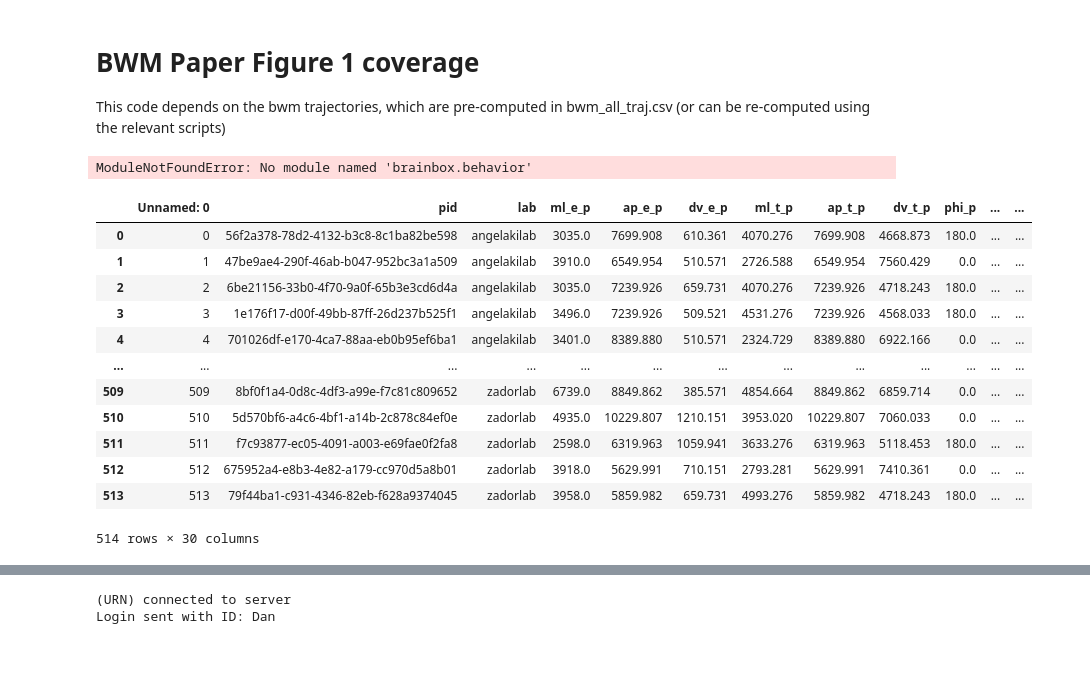
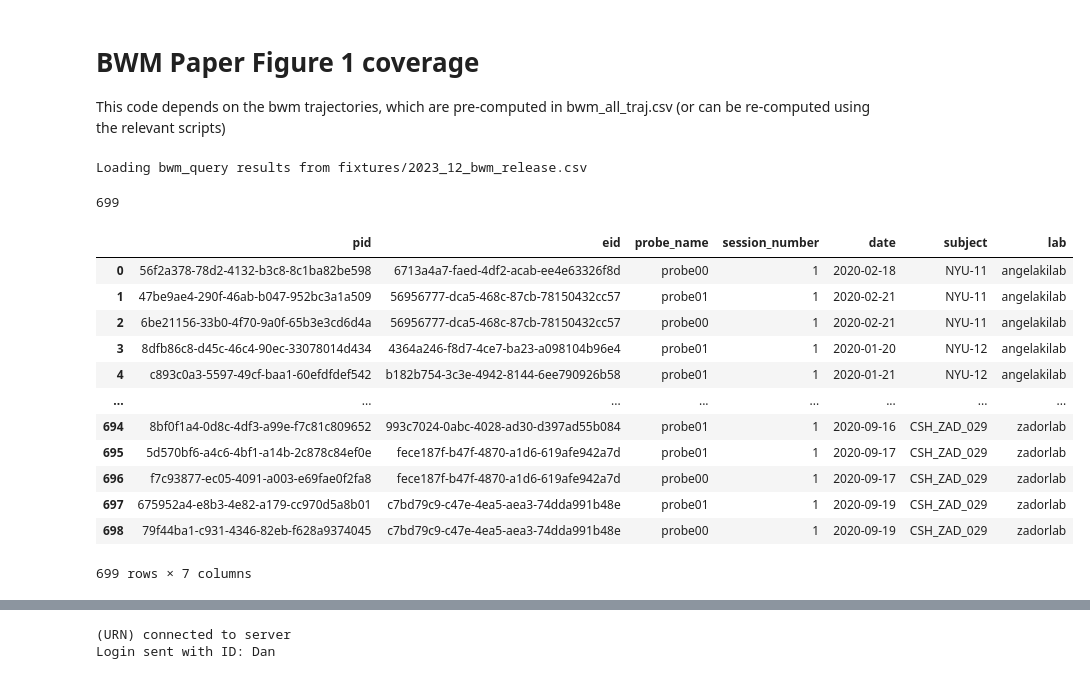
Before and after one commit to int-brain-lab/ibl-viz, a Jupyter notebook: bwm/plot_bwm_insertions.ipynb, the cells around one changed output, grey strips where cells are left out. Drawn from its saved outputs; the diff is of its cells as text; code cells hidden in the pictures.

```diff
--- a/bwm/plot_bwm_insertions.ipynb
+++ b/bwm/plot_bwm_insertions.ipynb
@@ -15,26 +19,27 @@ def vec_dist(coord0, coord1):
 # %%
-from one.api import ONE
-from brainwidemap import bwm_query
 
-one = ONE(base_url='https://openalyx.internationalbrainlab.org',
-          password='international', silent=True)
+ba = AllenAtlas(25)
+one = ONE()
+# one = ONE(base_url='https://openalyx.internationalbrainlab.org',
+#           password='international', silent=True)
 df = bwm_query(one)
 len(df)
 # %% [output]
-ModuleNotFoundError: No module named 'brainbox.behavior'
+Loading bwm_query results from fixtures/2023_12_bwm_release.csv
+699
 # %%
-bwm
+df
 # %% [output]
-|  | Unnamed: 0 | pid | lab | ml_e_p | ap_e_p | dv_e_p | ml_t_p | ap_t_p | dv_t_p | phi_p | ... | ... |
-| 0 | 0 | 56f2a378-78d2-4132-b3c8-8c1ba82be598 | angelakilab | 3035.0 | 7699.908 | 610.361 | 4070.276 | 7699.908 | 4668.873 | 180.0 | ... | ... |
-| 1 | 1 | 47be9ae4-290f-46ab-b047-952bc3a1a509 | angelakilab | 3910.0 | 6549.954 | 510.571 | 2726.588 | 6549.954 | 7560.429 | 0.0 | ... | ... |
-| 2 | 2 | 6be21156-33b0-4f70-9a0f-65b3e3cd6d4a | angelakilab | 3035.0 | 7239.926 | 659.731 | 4070.276 | 7239.926 | 4718.243 | 180.0 | ... | ... |
-| 3 | 3 | 1e176f17-d00f-49bb-87ff-26d237b525f1 | angelakilab | 3496.0 | 7239.926 | 509.521 | 4531.276 | 7239.926 | 4568.033 | 180.0 | ... | ... |
-| 4 | 4 | 701026df-e170-4ca7-88aa-eb0b95ef6ba1 | angelakilab | 3401.0 | 8389.880 | 510.571 | 2324.729 | 8389.880 | 6922.166 | 0.0 | ... | ... |
-| ... | ... | ... | ... | ... | ... | ... | ... | ... | ... | ... | ... | ... |
-| 509 | 509 | 8bf0f1a4-0d8c-4df3-a99e-f7c81c809652 | zadorlab | 6739.0 | 8849.862 | 385.571 | 4854.664 | 8849.862 | 6859.714 | 0.0 | ... | ... |
-| 510 | 510 | 5d570bf6-a4c6-4bf1-a14b-2c878c84ef0e | zadorlab | 4935.0 | 10229.807 | 1210.151 | 3953.020 | 10229.807 | 7060.033 | 0.0 | ... | ... |
-| 511 | 511 | f7c93877-ec05-4091-a003-e69fae0f2fa8 | zadorlab | 2598.0 | 6319.963 | 1059.941 | 3633.276 | 6319.963 | 5118.453 | 180.0 | ... | ... |
-| 512 | 512 | 675952a4-e8b3-4e82-a179-cc970d5a8b01 | zadorlab | 3918.0 | 5629.991 | 710.151 | 2793.281 | 5629.991 | 7410.361 | 0.0 | ... | ... |
-| 513 | 513 | 79f44ba1-c931-4346-82eb-f628a9374045 | zadorlab | 3958.0 | 5859.982 | 659.731 | 4993.276 | 5859.982 | 4718.243 | 180.0 | ... | ... |
+|  | pid | eid | probe_name | session_number | date | subject | lab |
+| 0 | 56f2a378-78d2-4132-b3c8-8c1ba82be598 | 6713a4a7-faed-4df2-acab-ee4e63326f8d | probe00 | 1 | 2020-02-18 | NYU-11 | angelakilab |
+| 1 | 47be9ae4-290f-46ab-b047-952bc3a1a509 | 56956777-dca5-468c-87cb-78150432cc57 | probe01 | 1 | 2020-02-21 | NYU-11 | angelakilab |
+| 2 | 6be21156-33b0-4f70-9a0f-65b3e3cd6d4a | 56956777-dca5-468c-87cb-78150432cc57 | probe00 | 1 | 2020-02-21 | NYU-11 | angelakilab |
+| 3 | 8dfb86c8-d45c-46c4-90ec-33078014d434 | 4364a246-f8d7-4ce7-ba23-a098104b96e4 | probe01 | 1 | 2020-01-20 | NYU-12 | angelakilab |
+| 4 | c893c0a3-5597-49cf-baa1-60efdfdef542 | b182b754-3c3e-4942-8144-6ee790926b58 | probe01 | 1 | 2020-01-21 | NYU-12 | angelakilab |
+| ... | ... | ... | ... | ... | ... | ... | ... |
+| 694 | 8bf0f1a4-0d8c-4df3-a99e-f7c81c809652 | 993c7024-0abc-4028-ad30-d397ad55b084 | probe01 | 1 | 2020-09-16 | CSH_ZAD_029 | zadorlab |
+| 695 | 5d570bf6-a4c6-4bf1-a14b-2c878c84ef0e | fece187f-b47f-4870-a1d6-619afe942a7d | probe01 | 1 | 2020-09-17 | CSH_ZAD_029 | zadorlab |
+| 696 | f7c93877-ec05-4091-a003-e69fae0f2fa8 | fece187f-b47f-4870-a1d6-619afe942a7d | probe00 | 1 | 2020-09-17 | CSH_ZAD_029 | zadorlab |
+| 697 | 675952a4-e8b3-4e82-a179-cc970d5a8b01 | c7bd79c9-c47e-4ea5-aea3-74dda991b48e | probe01 | 1 | 2020-09-19 | CSH_ZAD_029 | zadorlab |
+| 698 | 79f44ba1-c931-4346-82eb-f628a9374045 | c7bd79c9-c47e-4ea5-aea3-74dda991b48e | probe00 | 1 | 2020-09-19 | CSH_ZAD_029 | zadorlab |
-514 rows × 30 columns
+699 rows × 7 columns
```
Also changed, not shown: parts of 5 cells of this notebook.
